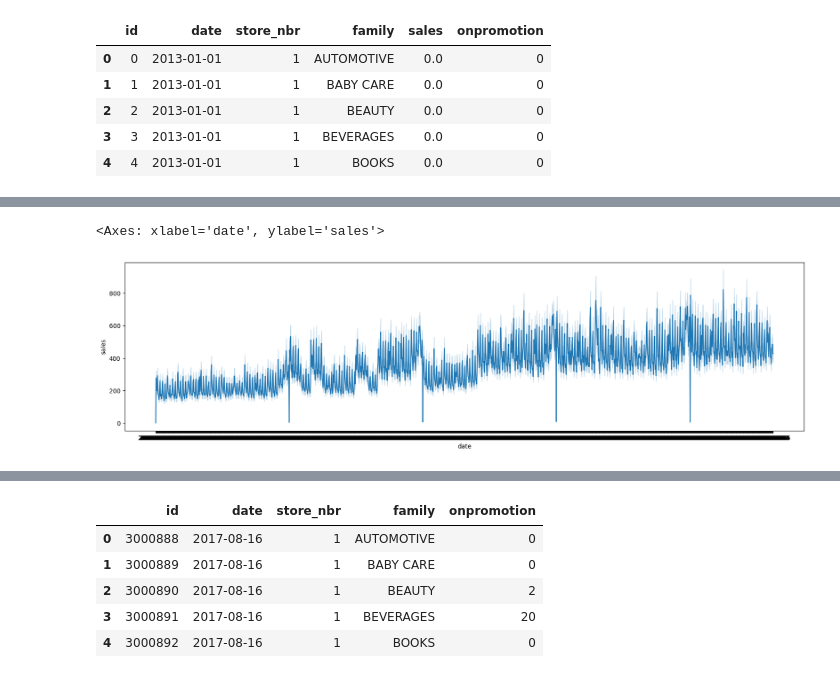
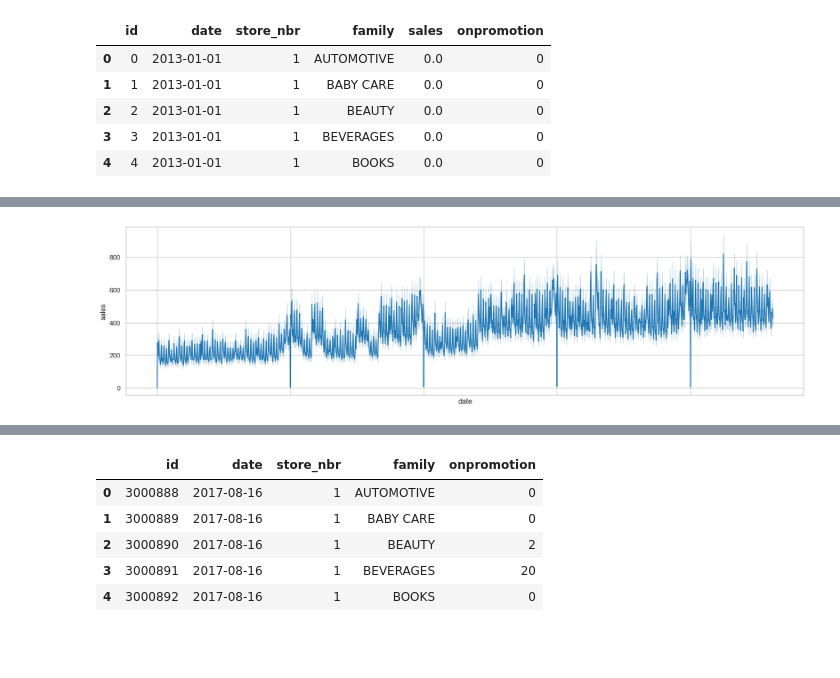
Before and after one commit to friskyspock/store-sales-time-series-forecasting, a Jupyter notebook: code.ipynb, the cells around one changed output, grey strips where cells are left out. Drawn from its saved outputs; the diff is of its cells as text; code cells hidden in the pictures; blank space fills up the shorter version.

```diff
--- a/code.ipynb
+++ b/code.ipynb
@@ -1,7 +1,10 @@
 # %%
+import numpy as np
 import pandas as pd
 import matplotlib.pyplot as plt
+plt.rcParams["figure.figsize"] = (20,5)
 import seaborn as sns
-import numpy as np
+sns.set_style('whitegrid')
+sns.set_context('notebook')
 # %%
 train_data = pd.read_pickle('train.pkl',compression='bz2')
@@ -92,6 +20,5 @@ memory usage: 2.4+ KB
 # %%
-plt.figure(figsize=(20,5))
-sns.lineplot(x='date',y='sales',data=train_data)
+sns.lineplot(x='date',y='sales',data=train_data);
+plt.xticks(visible=False);
 # %% [output]
-<Axes: xlabel='date', ylabel='sales'>
-[figure, old version]
+[figure, new version]
```
Also changed, not shown: parts of 22 cells of this notebook.
